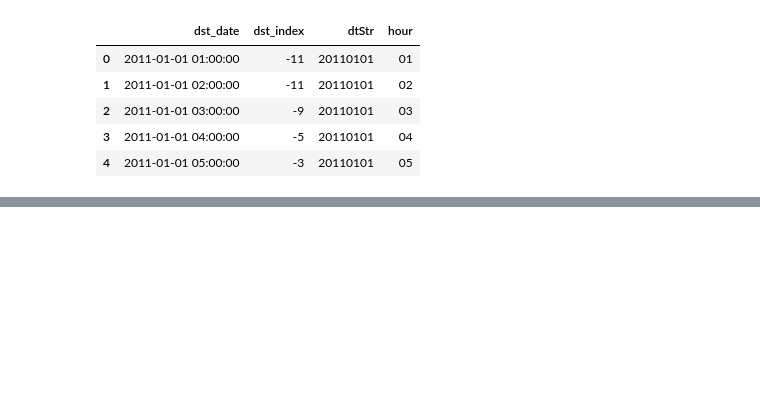
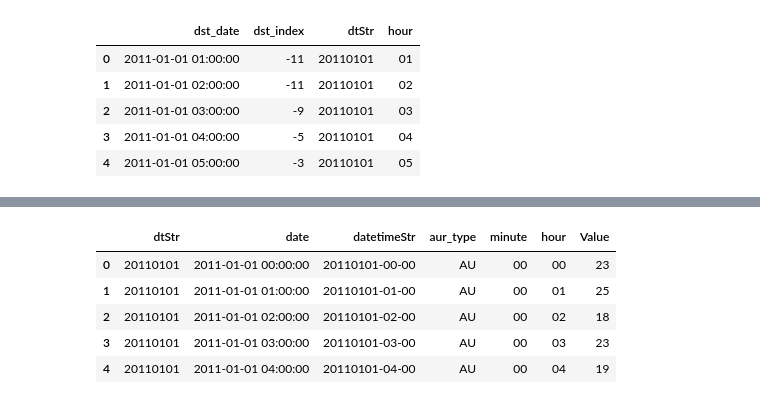
Before and after one commit to bharatreddy/vel-analys, a Jupyter notebook: ipy/stats_test.ipynb, the cells around one changed output, grey strips where cells are left out. Cells and saved outputs as stored; diff of their text form; code cells hidden in the pictures; blank space fills up the shorter version.

Commit message:
ae index in proper format and merge with vel and dst DFs

```diff
--- a/ipy/stats_test.ipynb
+++ b/ipy/stats_test.ipynb
@@ -169,0 +114,71 @@ ControlNotFoundError: no control matching name 'Hour_Tens'
+# %%
+baseDir = "../data/"
+# Setup some col names
+colList = []
+for colNum in range(64):
+    if colNum == 0:
+        colList.append( "data1" )
+    elif colNum == 1:
+        colList.append( "aurDateStr" )
+    elif colNum == 2:
+        colList.append( "data2" )
+    elif colNum == 63:
+        colList.append( "hourly_average" )
+    else:
+        currMinute = str(colNum-3)
+        if colNum-3 < 10:
+            currMinute = "0" + str(colNum-3)
+        colList.append( currMinute )
+
+def split_aurtype_datetime(row):
+        if "AU" in row["aurDateStr"]:
+            currDateHourStr = "20" + row["aurDateStr"].split("U")[0] +\
+                "-" +  row["aurDateStr"].split("U")[1][:2]
+        elif "AL" in row["aurDateStr"]:
+            currDateHourStr = "20" + row["aurDateStr"].split("L")[0] +\
+                "-" +  row["aurDateStr"].split("L")[1][:2]
+        elif "AO" in row["aurDateStr"]:
+            currDateHourStr = "20" + row["aurDateStr"].split("O")[0] +\
+                "-" +  row["aurDateStr"].split("O")[1][:2]
+        else:
+            currDateHourStr = "20" + row["aurDateStr"].split("E")[0] +\
+                "-" +  row["aurDateStr"].split("E")[1][:2]
+        return currDateHourStr
+
+def get_aur_type(row):
+        if "AU" in row["aurDateStr"]:
+            return "AU"
+        elif "AL" in row["aurDateStr"]:
+            return "AL"
+        elif "AO" in row["aurDateStr"]:
+            return "AO"
+        else:
+            return "AE"
+
+rawAurDFList = []
+# Loop through the directory and get all files
+for root, dirs, files in os.walk(baseDir):
+    for fName in files:
+        if "ae" not in fName:
+            continue
+        print "currently working with-->", root + fName
+        currAurDF = pandas.read_csv( root + fName, delim_whitespace=True,\
+                                    header=None, names=colList )
+        currAurDF["dateStr"] = currAurDF.apply( split_aurtype_datetime, axis=1 )
+        currAurDF["aur_type"] = currAurDF.apply( get_aur_type, axis=1 )
+        rawAurDFList.append( currAurDF )
+rawAurDF = pandas.concat( rawAurDFList )
+# Convert the dataframe to
+selColList = ["dateStr", "aur_type"] + [ "0" + str(x) if x < 10 else str(x) for x in range(60) ]
+rawAurDF = rawAurDF[selColList]
+aurDF = pandas.melt(rawAurDF, id_vars=["dateStr", "aur_type"],
+                  var_name="minute", value_name="Value")
+aurDF["datetimeStr"] = aurDF["dateStr"] + "-" + aurDF["minute"]
+aurDF["date"] = pandas.to_datetime(aurDF["datetimeStr"], format='%Y%m%d-%H-%M')
+aurDF["hour"] = aurDF["date"].apply(lambda x: x.strftime('%H'))
+aurDF["minute"] = aurDF["date"].apply(lambda x: x.strftime('%M'))
+aurDF["dtStr"] = aurDF["date"].apply(lambda x: x.strftime('%Y%m%d'))
+aurDF = aurDF[ [ "dtStr", "date", "datetimeStr",\
+                "aur_type", "minute", "hour", "Value" ] ]
+aurDF.head()
+# %% [output]
@@ -170,3 +189,9 @@ ControlNotFoundError: no control matching name 'Hour_Tens'
+|  | dtStr | date | datetimeStr | aur_type | minute | hour | Value |
+| 0 | 20110101 | 2011-01-01 00:00:00 | 20110101-00-00 | AU | 00 | 00 | 23 |
+| 1 | 20110101 | 2011-01-01 01:00:00 | 20110101-01-00 | AU | 00 | 01 | 25 |
+| 2 | 20110101 | 2011-01-01 02:00:00 | 20110101-02-00 | AU | 00 | 02 | 18 |
+| 3 | 20110101 | 2011-01-01 03:00:00 | 20110101-03-00 | AU | 00 | 03 | 23 |
+| 4 | 20110101 | 2011-01-01 04:00:00 | 20110101-04-00 | AU | 00 | 04 | 19 |
 # %%
 #### In this block we load Velocity data ####
 #### In this block we load Velocity data ####
```
Also changed, not shown: parts of 12 cells of this notebook, 6 other files.
